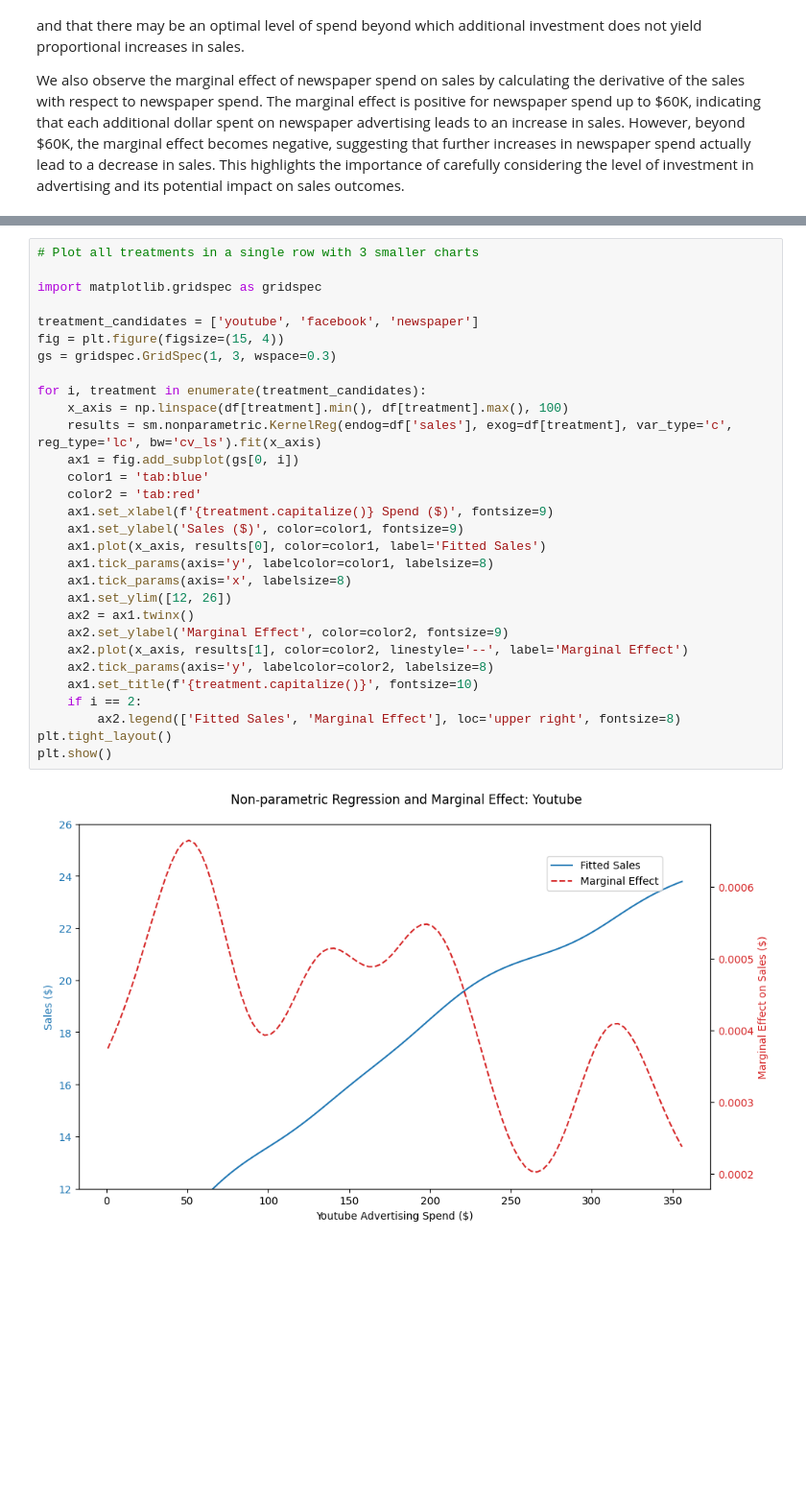
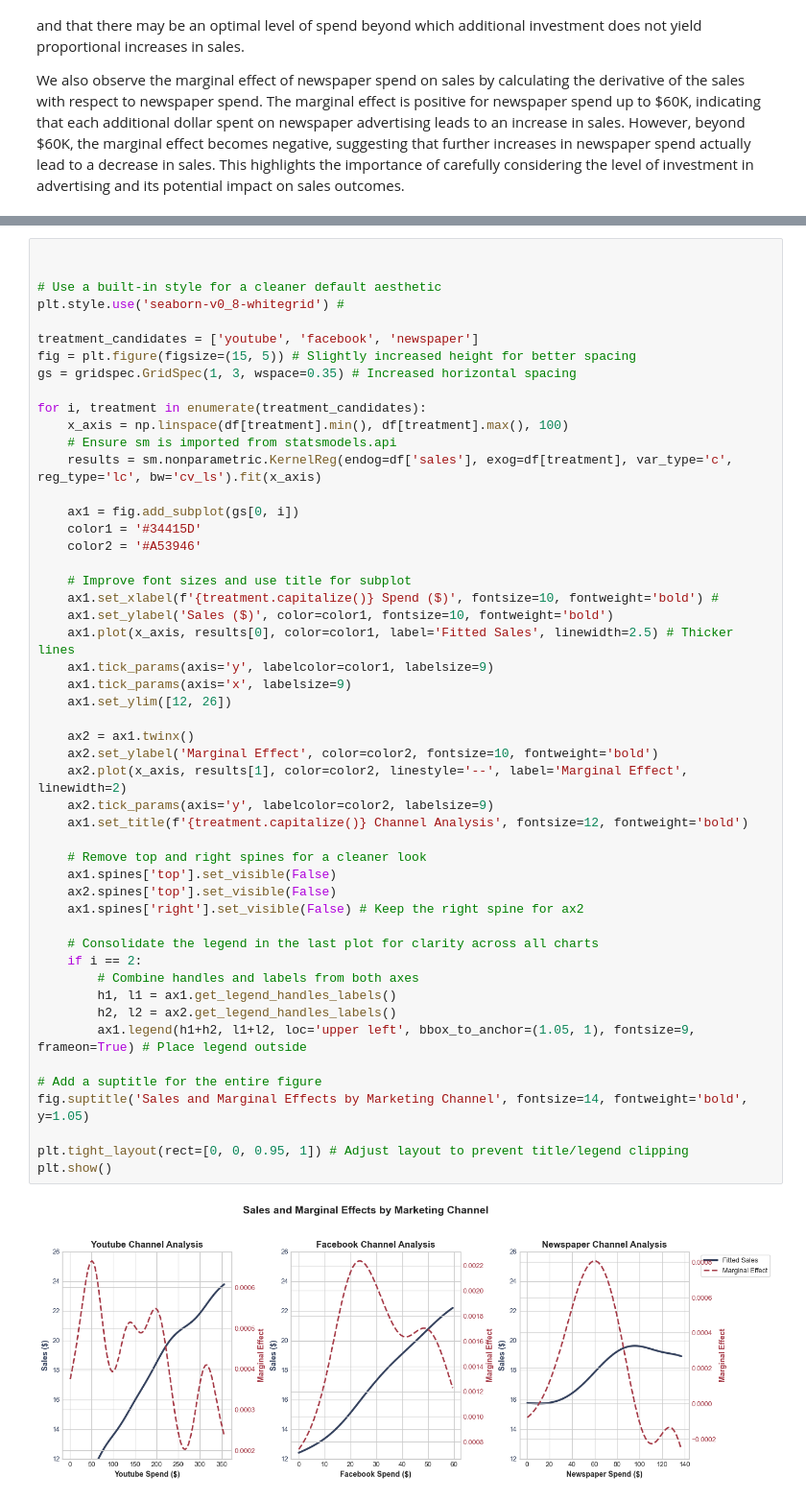
Before and after one commit to Matshiselan/impact-evaluation-in-firms-and-orgs-in-R-and-Python, a Jupyter notebook: Chapter 3/Code/ab_test_2.ipynb, the cells around one changed output, grey strips where cells are left out. Shown at 96% size. Saved outputs shown, nothing was run; the diff lists cells and outputs as text; blank space fills up the shorter version.

```diff
--- a/Chapter 3/Code/ab_test_2.ipynb
+++ b/Chapter 3/Code/ab_test_2.ipynb
@@ -47,32 +46,52 @@ df.columns
 # %%
-# Plot all treatments in a single row with 3 smaller charts
 
-import matplotlib.gridspec as gridspec
+
+# Use a built-in style for a cleaner default aesthetic
+plt.style.use('seaborn-v0_8-whitegrid') #
 
 treatment_candidates = ['youtube', 'facebook', 'newspaper']
-fig = plt.figure(figsize=(15, 4))
-gs = gridspec.GridSpec(1, 3, wspace=0.3)
+fig = plt.figure(figsize=(15, 5)) # Slightly increased height for better spacing
+gs = gridspec.GridSpec(1, 3, wspace=0.35) # Increased horizontal spacing
 
 for i, treatment in enumerate(treatment_candidates):
     x_axis = np.linspace(df[treatment].min(), df[treatment].max(), 100)
+    # Ensure sm is imported from statsmodels.api
     results = sm.nonparametric.KernelReg(endog=df['sales'], exog=df[treatment], var_type='c', reg_type='lc', bw='cv_ls').fit(x_axis)
+
     ax1 = fig.add_subplot(gs[0, i])
-    color1 = 'tab:blue'
-    color2 = 'tab:red'
-    ax1.set_xlabel(f'{treatment.capitalize()} Spend ($)', fontsize=9)
-    ax1.set_ylabel('Sales ($)', color=color1, fontsize=9)
-    ax1.plot(x_axis, results[0], color=color1, label='Fitted Sales')
-    ax1.tick_params(axis='y', labelcolor=color1, labelsize=8)
-    ax1.tick_params(axis='x', labelsize=8)
+    color1 = '#34415D'
+    color2 = '#A53946'
+
+    # Improve font sizes and use title for subplot
+    ax1.set_xlabel(f'{treatment.capitalize()} Spend ($)', fontsize=10, fontweight='bold') #
+    ax1.set_ylabel('Sales ($)', color=color1, fontsize=10, fontweight='bold')
+    ax1.plot(x_axis, results[0], color=color1, label='Fitted Sales', linewidth=2.5) # Thicker lines
+    ax1.tick_params(axis='y', labelcolor=color1, labelsize=9)
+    ax1.tick_params(axis='x', labelsize=9)
     ax1.set_ylim([12, 26])
+
     ax2 = ax1.twinx()
-    ax2.set_ylabel('Marginal Effect', color=color2, fontsize=9)
-    ax2.plot(x_axis, results[1], color=color2, linestyle='--', label='Marginal Effect')
-    ax2.tick_params(axis='y', labelcolor=color2, labelsize=8)
-    ax1.set_title(f'{treatment.capitalize()}', fontsize=10)
+    ax2.set_ylabel('Marginal Effect', color=color2, fontsize=10, fontweight='bold')
+    ax2.plot(x_axis, results[1], color=color2, linestyle='--', label='Marginal Effect', linewidth=2)
+    ax2.tick_params(axis='y', labelcolor=color2, labelsize=9)
+    ax1.set_title(f'{treatment.capitalize()} Channel Analysis', fontsize=12, fontweight='bold')
+
+    # Remove top and right spines for a cleaner look
+    ax1.spines['top'].set_visible(False)
+    ax2.spines['top'].set_visible(False)
+    ax1.spines['right'].set_visible(False) # Keep the right spine for ax2
+
+    # Consolidate the legend in the last plot for clarity across all charts
     if i == 2:
-        ax2.legend(['Fitted Sales', 'Marginal Effect'], loc='upper right', fontsize=8)
-plt.tight_layout()
+        # Combine handles and labels from both axes
+        h1, l1 = ax1.get_legend_handles_labels()
+        h2, l2 = ax2.get_legend_handles_labels()
+        ax1.legend(h1+h2, l1+l2, loc='upper left', bbox_to_anchor=(1.05, 1), fontsize=9, frameon=True) # Place legend outside
+
+# Add a suptitle for the entire figure
+fig.suptitle('Sales and Marginal Effects by Marketing Channel', fontsize=14, fontweight='bold', y=1.05)
+
+plt.tight_layout(rect=[0, 0, 0.95, 1]) # Adjust layout to prevent title/legend clipping
 plt.show()
 # %% [output]
-[figure, old version]
+[figure, new version]
```
Also changed, not shown: parts of 4 cells of this notebook.
